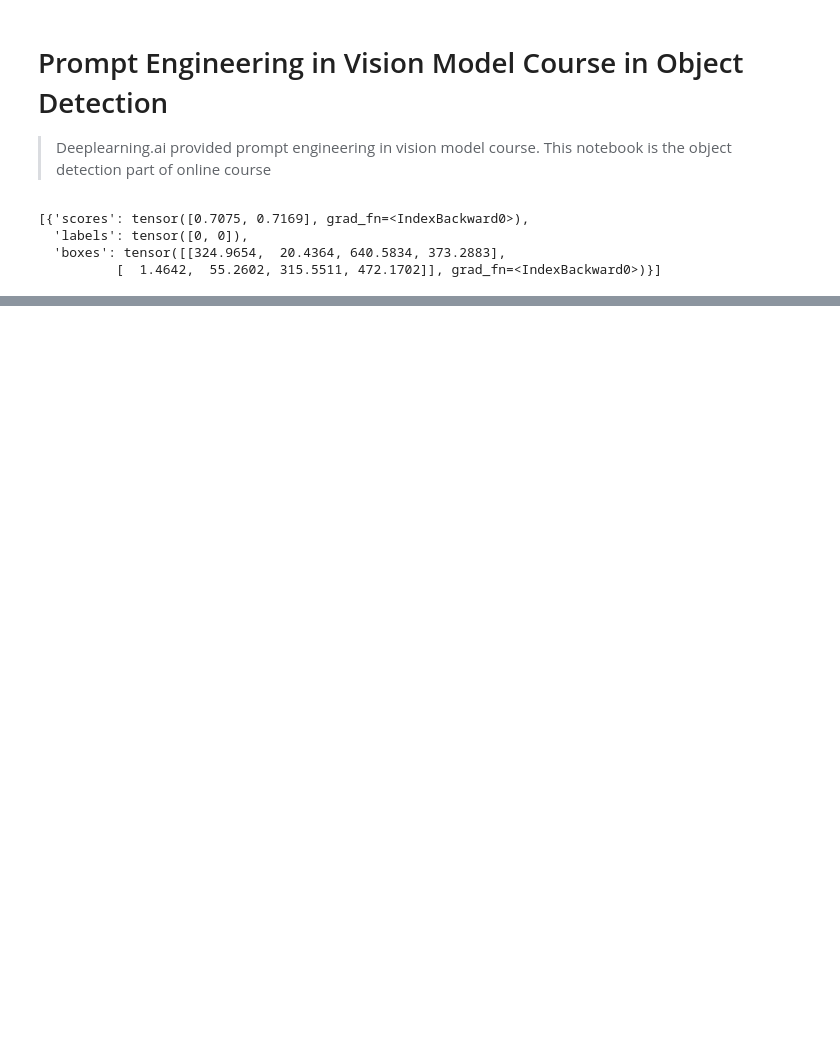
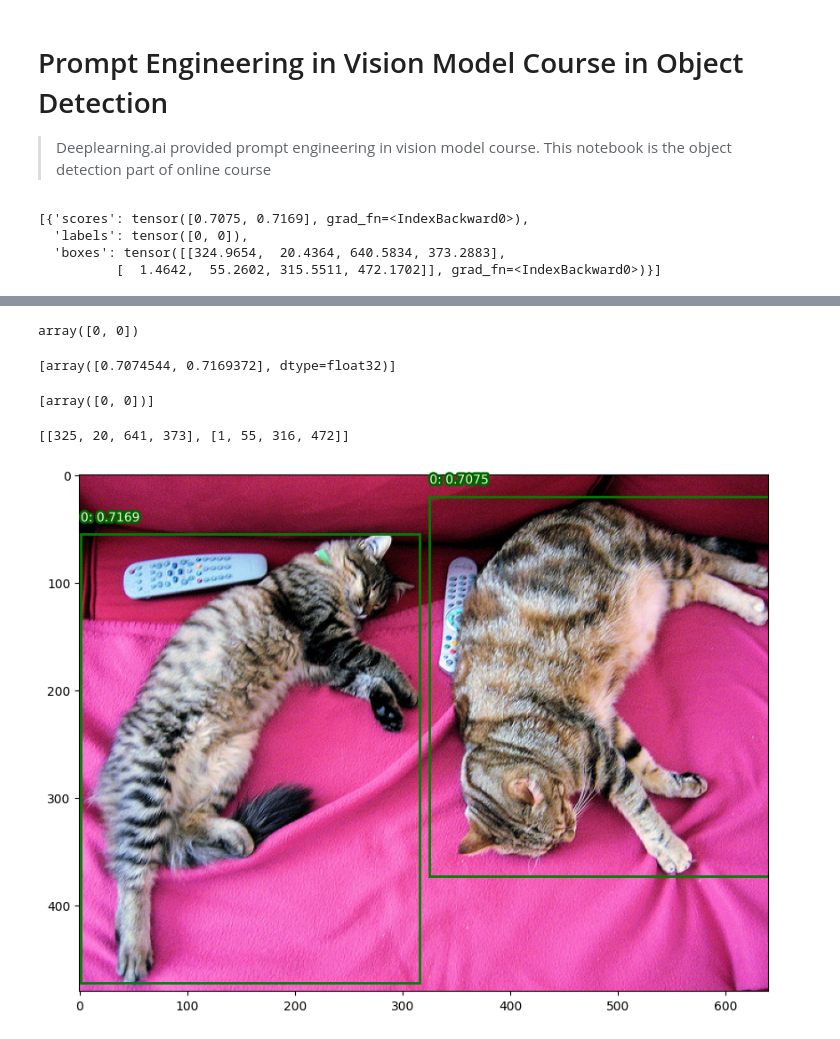
Before and after one commit to HasanGoni/prompt_eng_vm, a Jupyter notebook: nbs/01_object_detection.ipynb, the cells around one changed output, grey strips where cells are left out. Cells and saved outputs as stored; diff of their text form; code cells hidden in the pictures; blank space fills up the shorter version.

```diff
--- a/nbs/01_object_detection.ipynb
+++ b/nbs/01_object_detection.ipynb
@@ -47,0 +58,7 @@ odict_keys(['logits', 'pred_boxes', 'text_embeds', 'image_embeds', 'class_embeds
+# %%
+def process_res(result:List[Dict[str, torch.Tensor]]):
+	'After post processing with post processing'
+	input_scores = [x['scores'].detach().cpu().numpy() for x in result]
+	input_labels = [x['labels'].detach().cpu().numpy() for x in result]
+	input_boxes = [[list(map(round, j)) for j in x['boxes'].detach().cpu().numpy()]for x in result]
+	return input_scores[0], input_labels[0], input_boxes[0]
@@ -47,0 +70,18 @@ odict_keys(['logits', 'pred_boxes', 'text_embeds', 'image_embeds', 'class_embeds
+# %%
+scores,lbls, boxes = process_res(results)
+# %%
+lbls
+# %% [output]
+array([0, 0])
+# %%
+scores
+# %% [output]
+[array([0.7074544, 0.7169372], dtype=float32)]
+# %%
+lbls
+# %% [output]
+[array([0, 0])]
+# %%
+boxes
+# %% [output]
+[[325, 20, 641, 373], [1, 55, 316, 472]]
@@ -47,0 +90,4 @@ odict_keys(['logits', 'pred_boxes', 'text_embeds', 'image_embeds', 'class_embeds
+# %%
+show_boxes_and_labels_on_image(image, boxes, lbls, scores)
+# %% [output]
+[figure, added]
```
Also changed, not shown: parts of 14 cells of this notebook, 1 other file.
